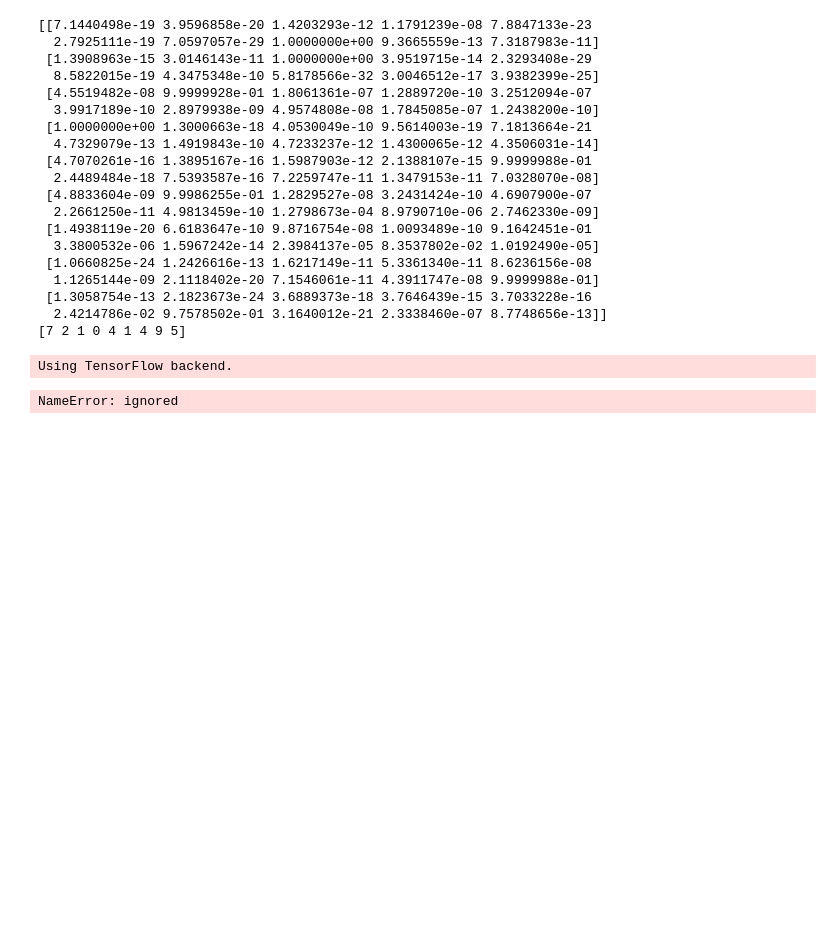
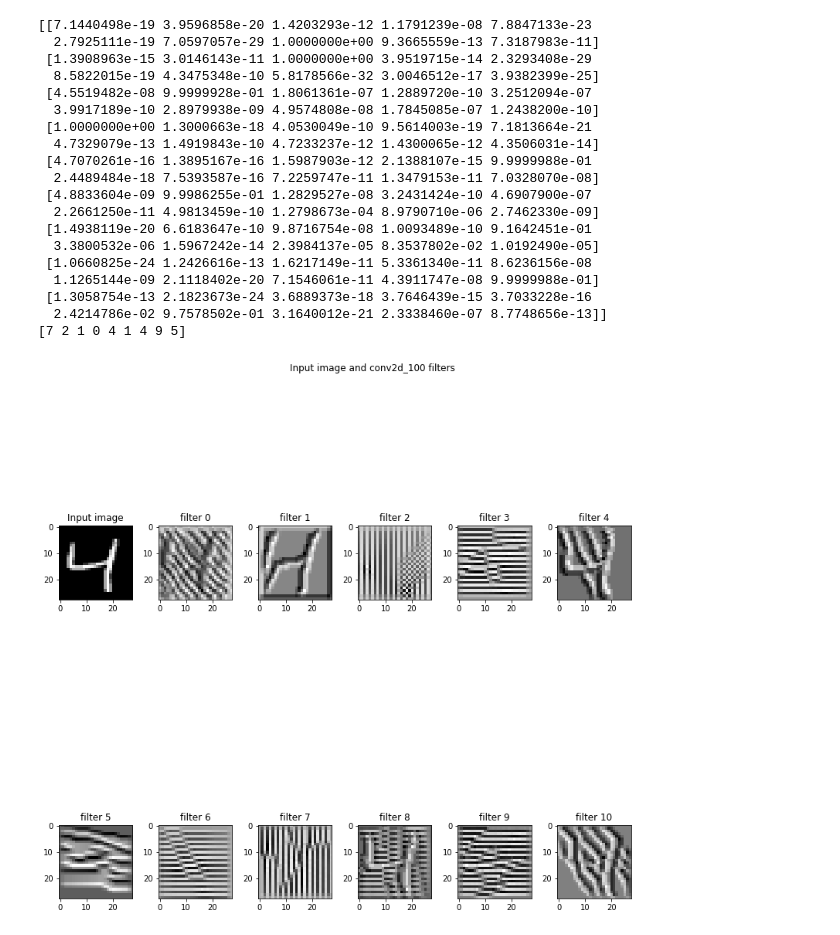
Before and after one commit to gkdivya/ComputerVisionAI, a Jupyter notebook: Session3/1st_DNN.ipynb, the cells around one changed output. Cells and saved outputs as stored; diff of their text form; code cells hidden in the pictures; blank space fills up the shorter version.

```diff
--- a/Session3/1st_DNN.ipynb
+++ b/Session3/1st_DNN.ipynb
@@ -67,9 +69,9 @@ model = Sequential()
 
 model.add(Convolution2D(16, 3, 3, activation='relu', input_shape=(28,28,1)))
 model.add(Convolution2D(16, 3, 3, activation='relu'))
-model.add(Convolution2D(16, 3, 3, activation='relu'))
-model.add(Convolution2D(16, 1, activation='relu'))
+model.add(Convolution2D(32, 3, 3, activation='relu'))
 model.add(MaxPooling2D(pool_size=(2, 2)))
+model.add(Convolution2D(24, 1, activation='relu'))
 model.add(Convolution2D(16, 3, 3, activation='relu'))
 model.add(Convolution2D(16, 3, 3, activation='relu'))
 model.add(Convolution2D(16, 3, 3, activation='relu'))
@@ -108,3 +106,3 @@ W0731 12:11:44.653049 140325722412928 deprecation_wrapper.py:119] From /usr/loca
 # %%
-model.fit(X_train, Y_train, batch_size=32, nb_epoch=10, verbose=1)
+model.fit(X_train, Y_train, batch_size=1000, nb_epoch=10, verbose=1)
 # %% [output]
@@ -189,7 +183,7 @@ def deprocess_image(x):
     return x
 
 def vis_img_in_filter(img = np.array(X_train[2]).reshape((1, 28, 28, 1)).astype(np.float64),
-                      layer_name = 'conv2d_4'):
+                      layer_name = 'conv2d_100'):
     layer_output = layer_dict[layer_name].output
     img_ascs = list()
     for filter_index in range(layer_output.shape[3]):
@@ -212,32 +206,31 @@ def vis_img_in_filter(img = np.array(X_train[2]).reshape((1, 28, 28, 1)).astype(
         img_asc = np.array(img)
         # run gradient ascent for 20 steps
         for i in range(20):
             loss_value, grads_value = iterate([img_asc])
             img_asc += grads_value * step
 
         img_asc = img_asc[0]
         img_ascs.append(deprocess_image(img_asc).reshape((28, 28)))
 
     if layer_output.shape[3] >= 35:
         plot_x, plot_y = 6, 6
     elif layer_output.shape[3] >= 23:
         plot_x, plot_y = 4, 6
     elif layer_output.shape[3] >= 11:
         plot_x, plot_y = 2, 6
     else:
         plot_x, plot_y = 1, 2
     fig, ax = plt.subplots(plot_x, plot_y, figsize = (12, 12))
     ax[0, 0].imshow(img.reshape((28, 28)), cmap = 'gray')
     ax[0, 0].set_title('Input image')
     fig.suptitle('Input image and %s filters' % (layer_name,))
     fig.tight_layout(pad = 0.3, rect = [0, 0, 0.9, 0.9])
     for (x, y) in [(i, j) for i in range(plot_x) for j in range(plot_y)]:
         if x == 0 and y == 0:
             continue
         ax[x, y].imshow(img_ascs[x * plot_y + y - 1], cmap = 'gray')
         ax[x, y].set_title('filter %d' % (x * plot_y + y - 1))
 
 vis_img_in_filter()
 # %% [output]
-Using TensorFlow backend.
-NameError: ignored
+[figure, added]
```
Also changed, not shown: parts of 6 cells of this notebook.
